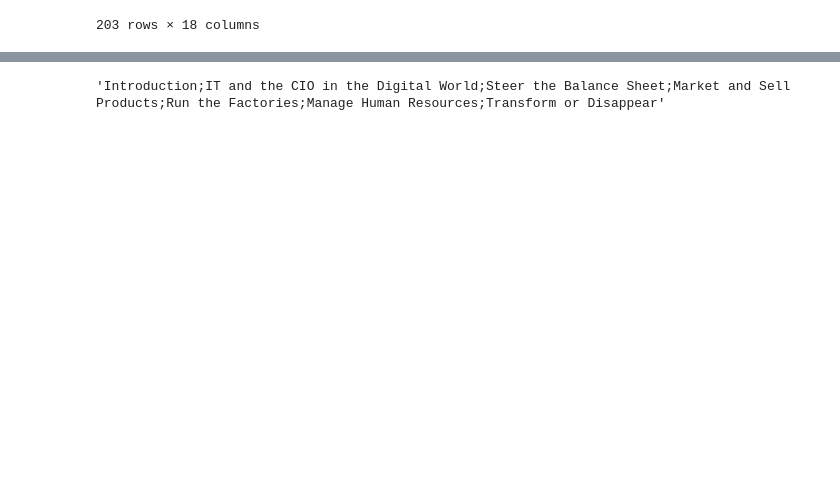
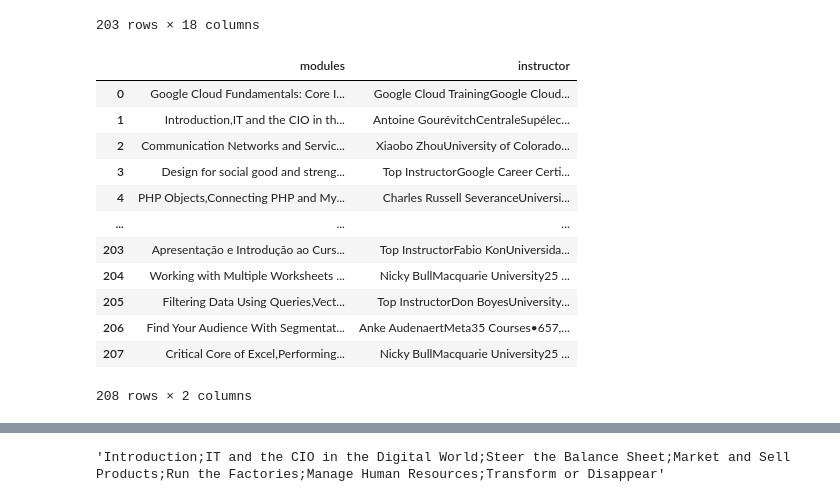
Before and after one commit to FTDS-assignment-bay/p2-final-project-ftds-032-rmt-group-001, a Jupyter notebook: data_preparation.ipynb, the cells around one changed output, grey strips where cells are left out. Saved outputs shown, nothing was run; the diff lists cells and outputs as text; code cells hidden in the pictures; blank space fills up the shorter version.

Commit message:
Adding Final Dataset

```diff
--- a/data_preparation.ipynb
+++ b/data_preparation.ipynb
@@ -684,3 +684,22 @@ df
 df.to_csv('coursera_dataset2.csv')
 # %%
 import pandas as pd
+# %%
+# Data lama
+df_1 = pd.read_csv('coursera_dataset.csv')
+
+df_1[['modules', 'instructor']]
+# %% [output]
+|  | modules | instructor |
+| 0 | Google Cloud Fundamentals: Core I... | Google Cloud TrainingGoogle Cloud... |
+| 1 | Introduction,IT and the CIO in th... | Antoine GourévitchCentraleSupélec... |
+| 2 | Communication Networks and Servic... | Xiaobo ZhouUniversity of Colorado... |
+| 3 | Design for social good and streng... | Top InstructorGoogle Career Certi... |
+| 4 | PHP Objects,Connecting PHP and My... | Charles Russell SeveranceUniversi... |
+| ... | ... | ... |
+| 203 | Apresentação e Introdução ao Curs... | Top InstructorFabio KonUniversida... |
+| 204 | Working with Multiple Worksheets ... | Nicky BullMacquarie University25 ... |
+| 205 | Filtering Data Using Queries,Vect... | Top InstructorDon BoyesUniversity... |
+| 206 | Find Your Audience With Segmentat... | Anke AudenaertMeta35 Courses•657,... |
+| 207 | Critical Core of Excel,Performing... | Nicky BullMacquarie University25 ... |
+208 rows × 2 columns
```
Also changed, not shown: parts of 13 cells of this notebook, 3 other files.
